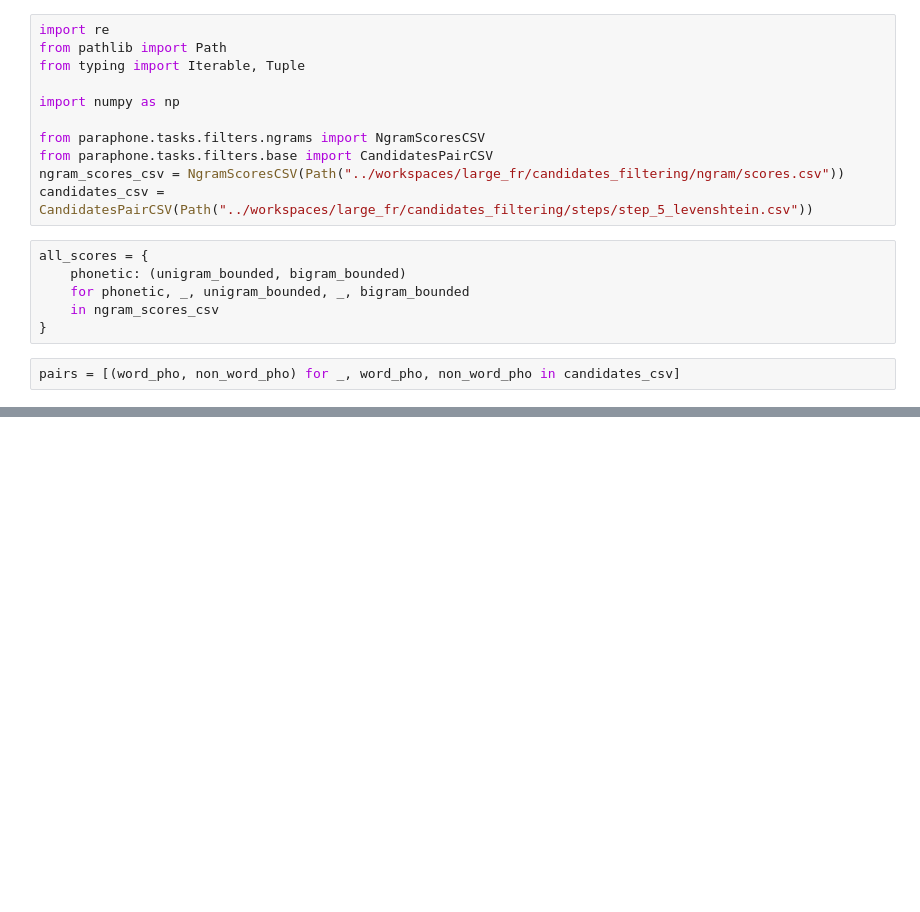
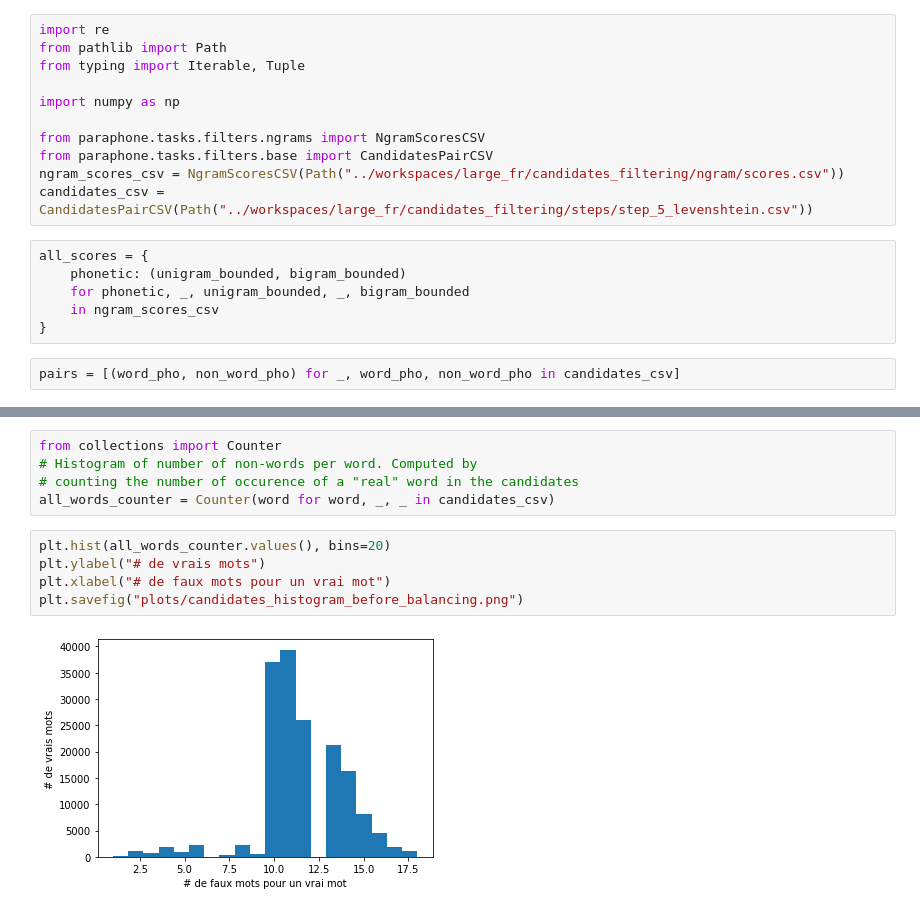
Before and after one commit to MarvinLvn/paraphone, a Jupyter notebook: notebooks/ngram_histogram.ipynb, the cells around one changed output, grey strips where cells are left out. Saved outputs shown, nothing was run; the diff lists cells and outputs as text; blank space fills up the shorter version.

```diff
--- a/notebooks/ngram_histogram.ipynb
+++ b/notebooks/ngram_histogram.ipynb
@@ -47,0 +83,12 @@ fig.savefig("ngram_probs_histogram.png")
+# %%
+from collections import Counter
+# Histogram of number of non-words per word. Computed by
+# counting the number of occurence of a "real" word in the candidates
+all_words_counter = Counter(word for word, _, _ in candidates_csv)
+# %%
+plt.hist(all_words_counter.values(), bins=20)
+plt.ylabel("# de vrais mots")
+plt.xlabel("# de faux mots pour un vrai mot")
+plt.savefig("plots/candidates_histogram_before_balancing.png")
+# %% [output]
+[figure, added]
```
Also changed, not shown: parts of 7 cells of this notebook, 8 other files.
